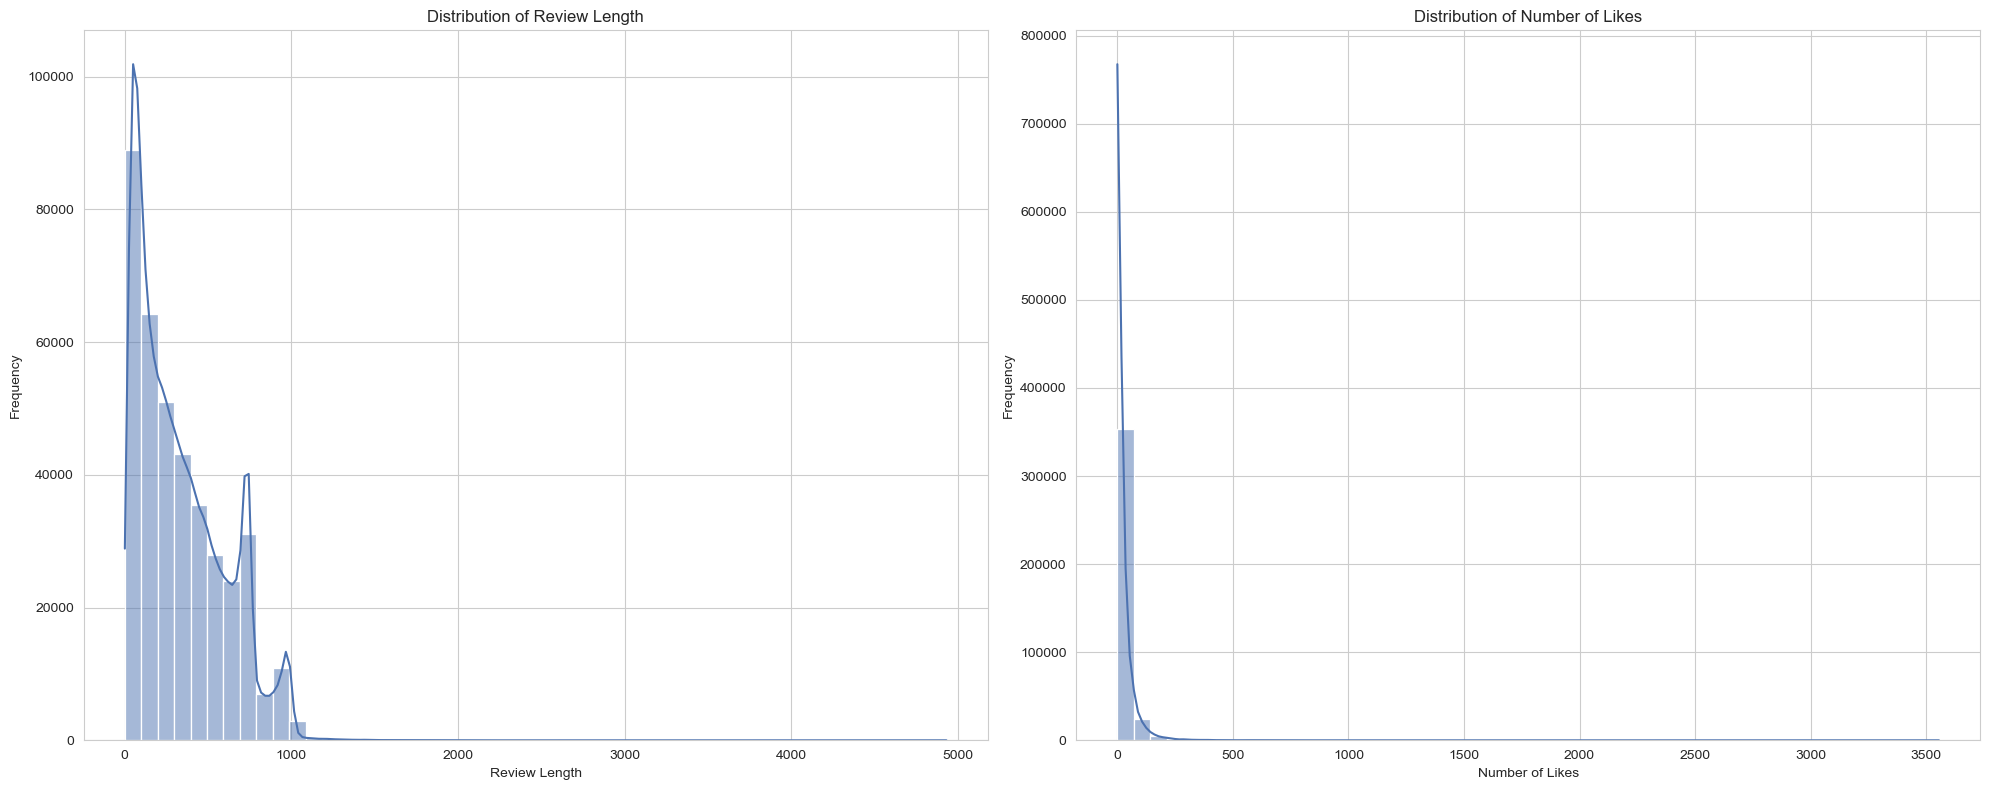
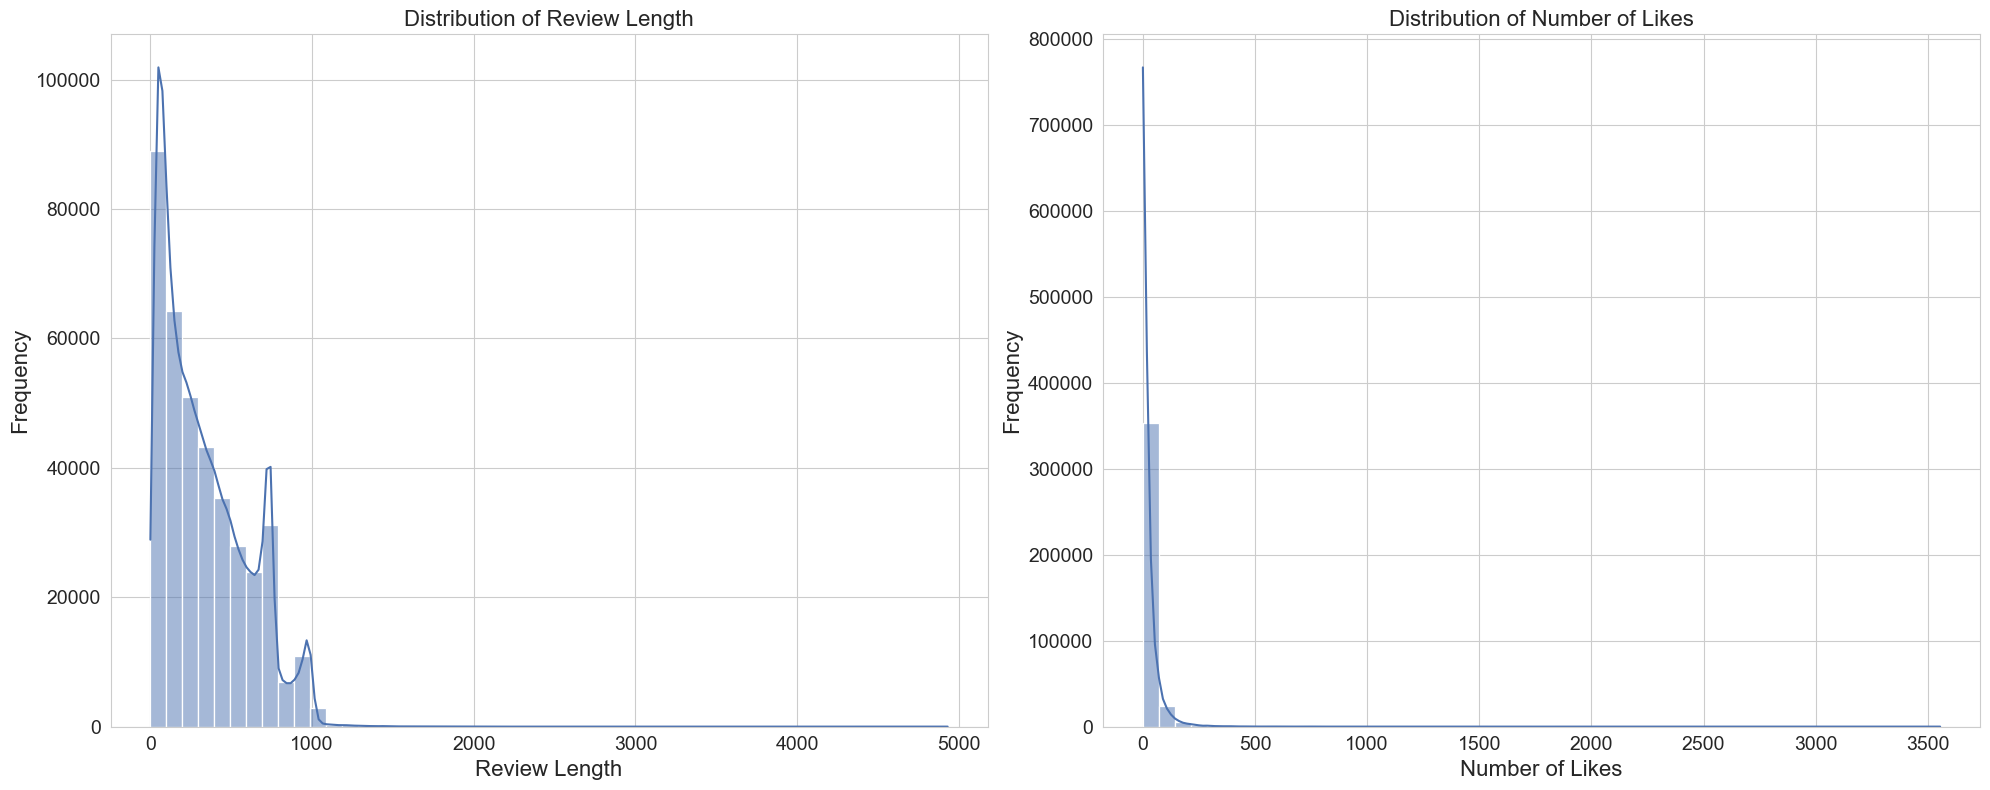
Unified diff of the notebook cell whose output changed from the first chart to the second:
--- before
+++ after
@@ -10,7 +10,8 @@
     ax=axes[0]
 )
-axes[0].set_title('Distribution of Review Length')
-axes[0].set_xlabel('Review Length')
-axes[0].set_ylabel('Frequency')
+axes[0].set_title('Distribution of Review Length', fontsize=16)
+axes[0].set_xlabel('Review Length', fontsize=16)
+axes[0].set_ylabel('Frequency', fontsize=16)
+axes[0].tick_params(axis='both', labelsize=14)
 
 # Distribution of number of likes
@@ -21,10 +22,11 @@
     ax=axes[1]
 )
-axes[1].set_title('Distribution of Number of Likes')
-axes[1].set_xlabel('Number of Likes')
-axes[1].set_ylabel('Frequency')
+axes[1].set_title('Distribution of Number of Likes', fontsize=16)
+axes[1].set_xlabel('Number of Likes', fontsize=16)
+axes[1].set_ylabel('Frequency', fontsize=16)
+axes[1].tick_params(axis='both', labelsize=14)
 
 # Show graph
 plt.tight_layout()
-plt.savefig('../data/figures/revlen_numlikes_distribution.png')
+plt.savefig('data/figures/revlen_numlikes_distribution.png')
 plt.show()

Commit: Increase graphs font size